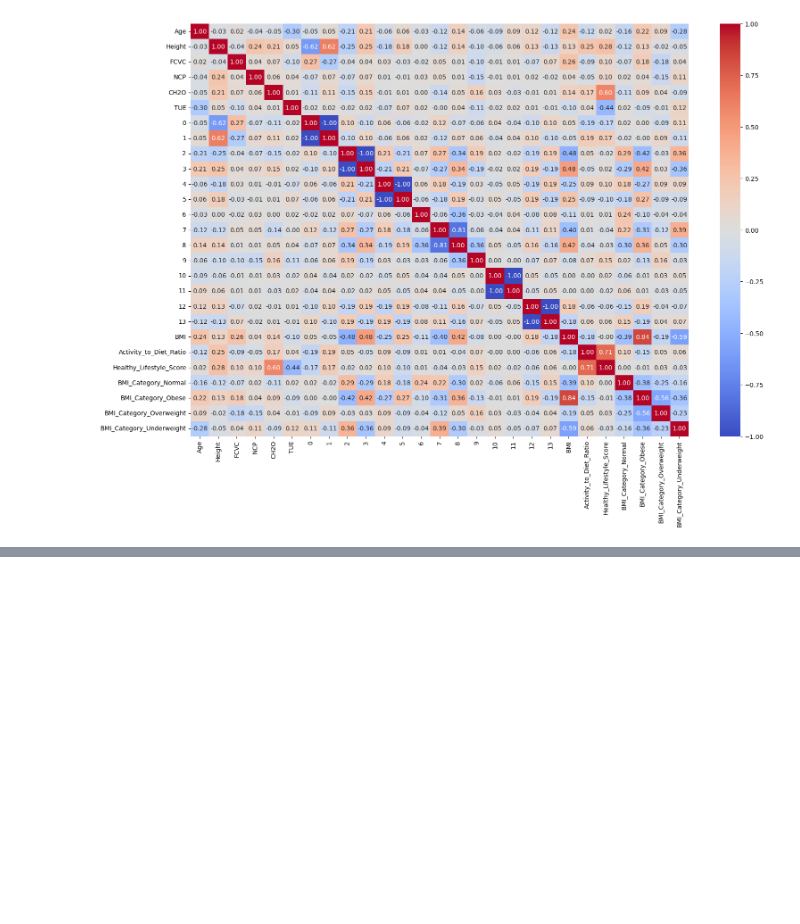
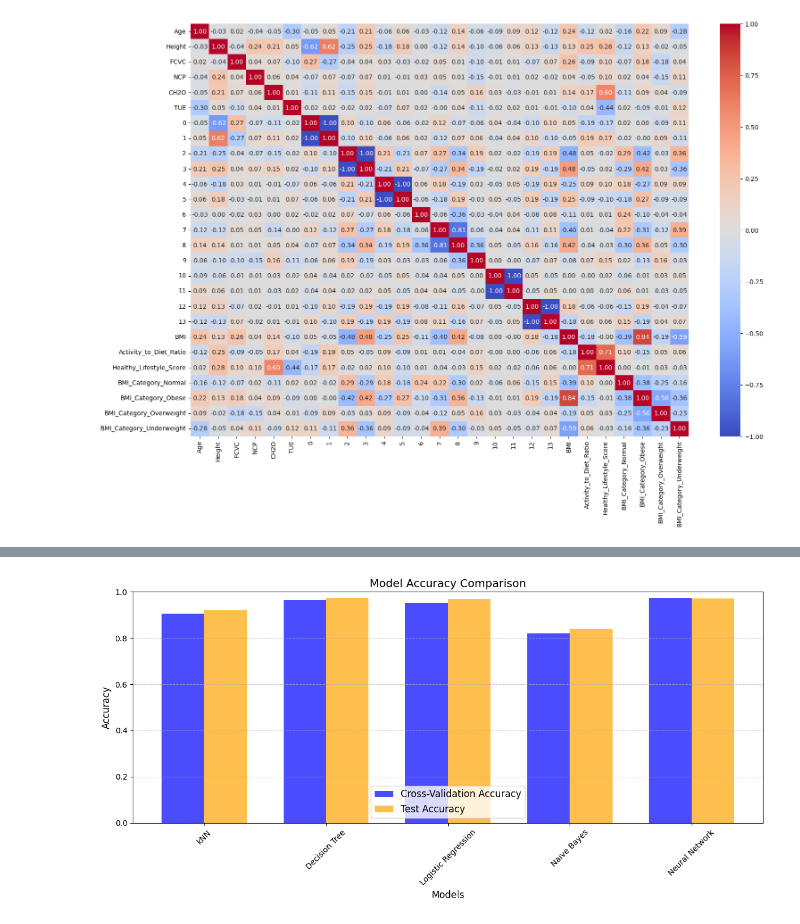
Before and after one commit to Rohanpatel512/Obesity-Levels-Prediction, a Jupyter notebook: obesity_level_prediction.ipynb, the cells around one changed output, grey strips where cells are left out. Cells and saved outputs as stored; diff of their text form; code cells hidden in the pictures; blank space fills up the shorter version.

```diff
--- a/obesity_level_prediction.ipynb
+++ b/obesity_level_prediction.ipynb
@@ -149,0 +167,16 @@ plt.show()
+# %%
+# Import required models
+from sklearn.neighbors import KNeighborsClassifier
+from sklearn.tree import DecisionTreeClassifier
+from sklearn.linear_model import LogisticRegression
+from sklearn.naive_bayes import GaussianNB
+from sklearn.neural_network import MLPClassifier
+
+# Initialize models
+models = {
+    'kNN': KNeighborsClassifier(),
+    'Decision Tree': DecisionTreeClassifier(random_state=42),
+    'Logistic Regression': LogisticRegression(random_state=42, max_iter=1000),
+    'Naive Bayes': GaussianNB(),
+    'Neural Network': MLPClassifier(random_state=42, max_iter=1000)
+}
@@ -149,0 +236,26 @@ plt.show()
+# %%
+# Bar chart for Cross-Validation and Test Accuracy
+if 'Cross-Validation Mean Accuracy' in results_df.columns and 'Test Accuracy' in results_df.columns:
+    bar_width = 0.35
+    model_names = results_df.index
+    cv_accuracies = results_df['Cross-Validation Mean Accuracy']
+    test_accuracies = results_df['Test Accuracy']
+    r1 = np.arange(len(model_names))
+    r2 = [x + bar_width for x in r1]
+
+    plt.figure(figsize=(12, 6))
+    plt.bar(r1, cv_accuracies, color='blue', width=bar_width, label='Cross-Validation Accuracy', alpha=0.7)
+    plt.bar(r2, test_accuracies, color='orange', width=bar_width, label='Test Accuracy', alpha=0.7)
+    plt.title('Model Accuracy Comparison', fontsize=14)
+    plt.xlabel('Models', fontsize=12)
+    plt.ylabel('Accuracy', fontsize=12)
+    plt.xticks([r + bar_width / 2 for r in r1], model_names, rotation=45, fontsize=10)
+    plt.ylim(0, 1)
+    plt.legend(fontsize=12)
+    plt.grid(axis='y', linestyle='--', alpha=0.7)
+    plt.tight_layout()
+    plt.show()
+else:
+    print("Missing expected columns in results_df for visualization.")
+# %% [output]
+[figure, added]
```
Also changed, not shown: parts of 4 cells of this notebook.
